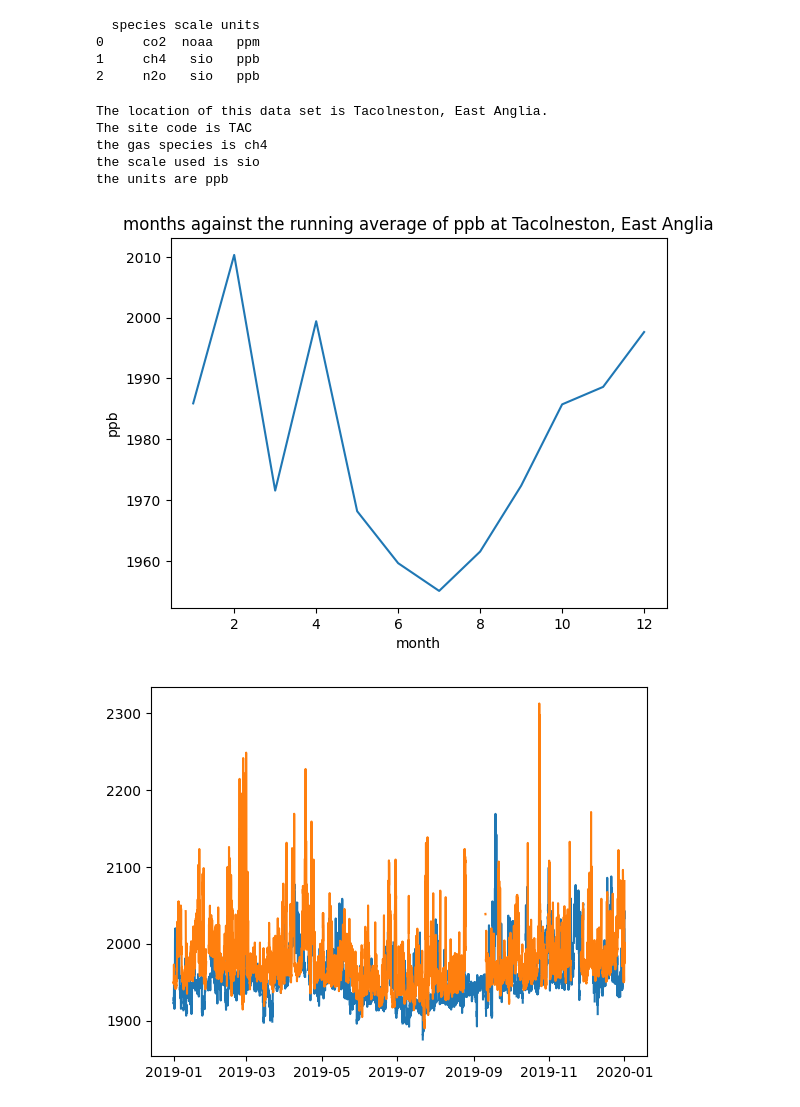
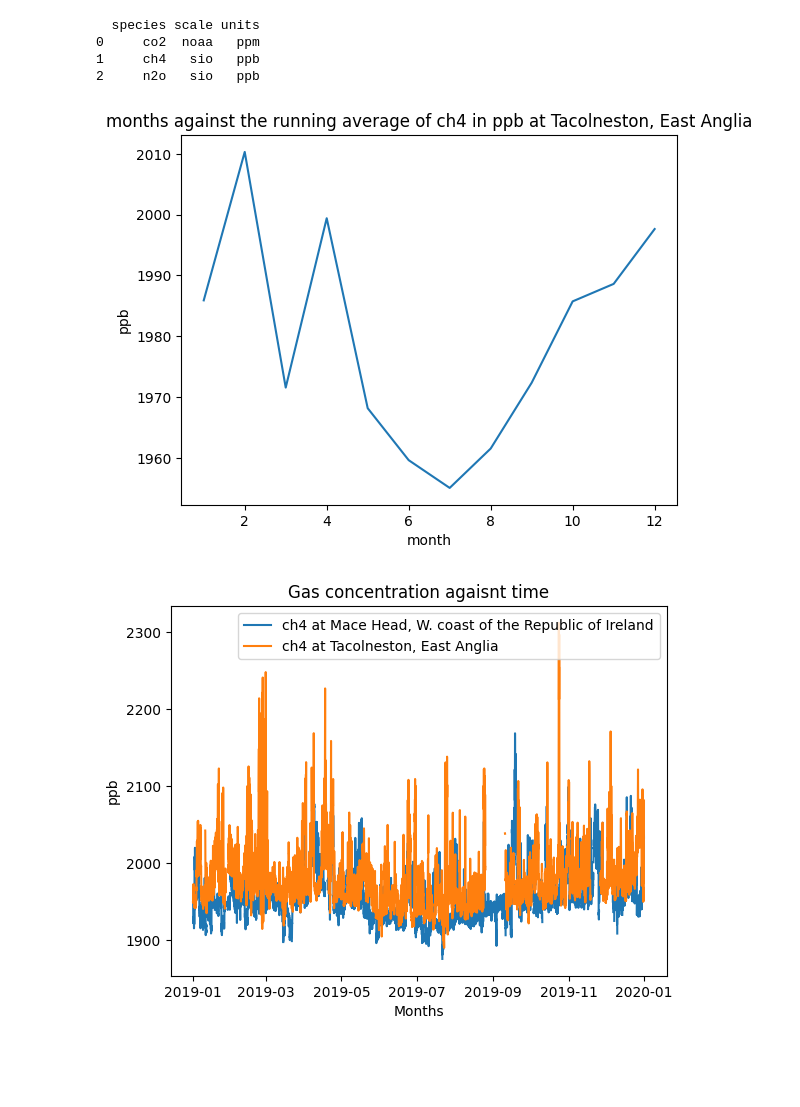
Before and after one commit to herb-rowan/GreenHouseGasML, a Jupyter notebook: herb_assess2.ipynb, the cells around one changed output. Drawn from its saved outputs; the diff is of its cells as text; code cells hidden in the pictures; blank space fills up the shorter version.

Commit message:
more labelling of graphs

```diff
--- a/herb_assess2.ipynb
+++ b/herb_assess2.ipynb
@@ -67,13 +67,13 @@ class Data:
 
 
 
-      print(f'the gas species is {self.gas_species} ')
-      print(f'the scale used is {self.cali_scale} ')
+      print(f'the gas species is {self.gas_species_u} ')
+      print(f'the scale used is {self.cali_scale_u} ')
       print(f'the units are {self.units} ')
 
-   def run_avg(self):
-
-      df_avg = self.data[self.file]
+   def run_avg(self, file_avg):
+      self.file_avg = file_avg
+      df_avg = self.data[self.file_avg]
       df_avg['time'] = pd.to_datetime(df_avg['time'])
       if self.time_frame == 'month':
             df_avg[self.time_frame] = df_avg['time'].dt.month
@@ -93,12 +93,23 @@ class Data:
       return x, y
    def con_to_ppb(self,file_con):
       self.file_con = file_con
-      self.file_con['units']
+      sitename, species, caliscale, units = self.metadata(self.file_con)
+      if units == 'ppm':
+         self.file_con['mf']*1000
+      return self.file_con
+   def run_avg_2vals(self, file1_2avs, file2_2avs):
 
-   def run_avg_2vals(self):
+      self.file1_2avs = file1_2avs
+      self.file2_2avs = file2_2avs
 
-      self.df_file1 = self.data[self.file1]
-      self.df_file2 = self.data[self.file2]
+
+      self.df_file1_2avs = self.con_to_ppb(self.file1_2avs)
+      self.df_file2_2avs = self.con_to_ppb(self.file2_2avs)
+
+      self.df_file1 = self.data[self.file1_2avs]
+      self.df_file2 = self.data[self.file2_2avs]
+
+
       self.df_file1['time'] = pd.to_datetime(self.df_file1['time'])
       self.df_file2['time'] = pd.to_datetime(self.df_file2['time'])
 
@@ -125,46 +136,48 @@ class Data:
    def plot_run_avgs(self, file, time_frame):
       self.file = file
       self.time_frame = time_frame
-      Data.user_metadata(self)
 
-      x , y = self.run_avg()
+      site, species, cali, units = self.metadata(file)
+      x , y = self.run_avg(file)
       fig, ax = plt.subplots()
 
       ax.plot(x, y)
       ax.set_xlabel(self.time_frame)
       ax.set_ylabel(self.units)
-      ax.set_title(f'{self.time_frame}s against the running average of {self.units} at {self.sitename}')
+      ax.set_title(f'{self.time_frame}s against the running average of {species} in {units} at {site}')
       plt.show()
 
    def m_vs_t(self, file1, file2, timeframe2):
       self.timeframe2 = timeframe2
       self.file1 = file1
+      self.file2 = file2
 
-      self.file2 = file2
-      x_1 , y_1, x_2, y_2, x_3, y_3 = self.run_avg_2vals()
-      file1_site, file1_gspec, file1_cali, file1_units = self.user_metadata
+      x_1 , y_1, x_2, y_2, x_3, y_3 = self.run_avg_2vals(file1,file2)
+      file1_site, file1_gspec, file1_cali, file1_units = self.metadata(file1)
+      file2_site, file2_gspec, file2_cali, file2_units = self.metadata(file2)
       fig ,ax = plt.subplots()
-      ax.set_xlabel()
-      ax.plot(x_1, y_1)
-      ax.plot(x_2, y_2)
+      ax.set_xlabel('Months')
+      ax.set_ylabel('ppb')
+      ax.set_title('Gas concentration agaisnt time')
+      ax.plot(x_1, y_1, label = f'{file1_gspec} at {file1_site}')
+      ax.plot(x_2, y_2, label = f'{file2_gspec} at {file2_site}')
+      ax.legend()
       fig ,ax = plt.subplots()
+      ax.set_ylabel('ppb')
+      ax.set_xlabel('months')
+      ax.set_title('Running monthly average from the two files inputted.')
       ax.plot(x_3, y_3)
 
 
 
 
 
 
 data_tac_mhd = Data(tac_mhd,spec_info)
 
 data_tac_mhd.plot_run_avgs('tac_ch4', 'month')
 
 data_tac_mhd.m_vs_t('mhd_ch4', 'tac_ch4', 'month')
 # %% [output]
-The location of this data set is Tacolneston, East Anglia.
-The site code is TAC
-the gas species is ch4
-the scale used is sio
-the units are ppb
-[figure, old version]
+[figure, new version]
-[figure, old version]
+[figure, new version]
```
Also changed, not shown: parts of 1 cell of this notebook.
